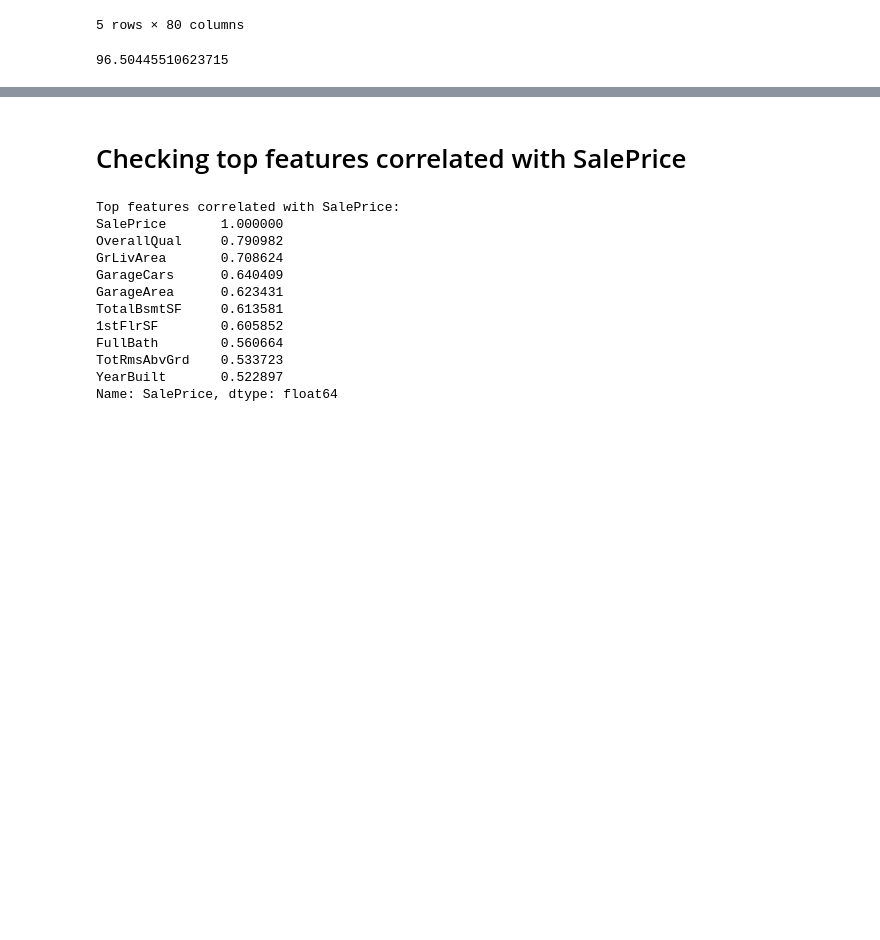
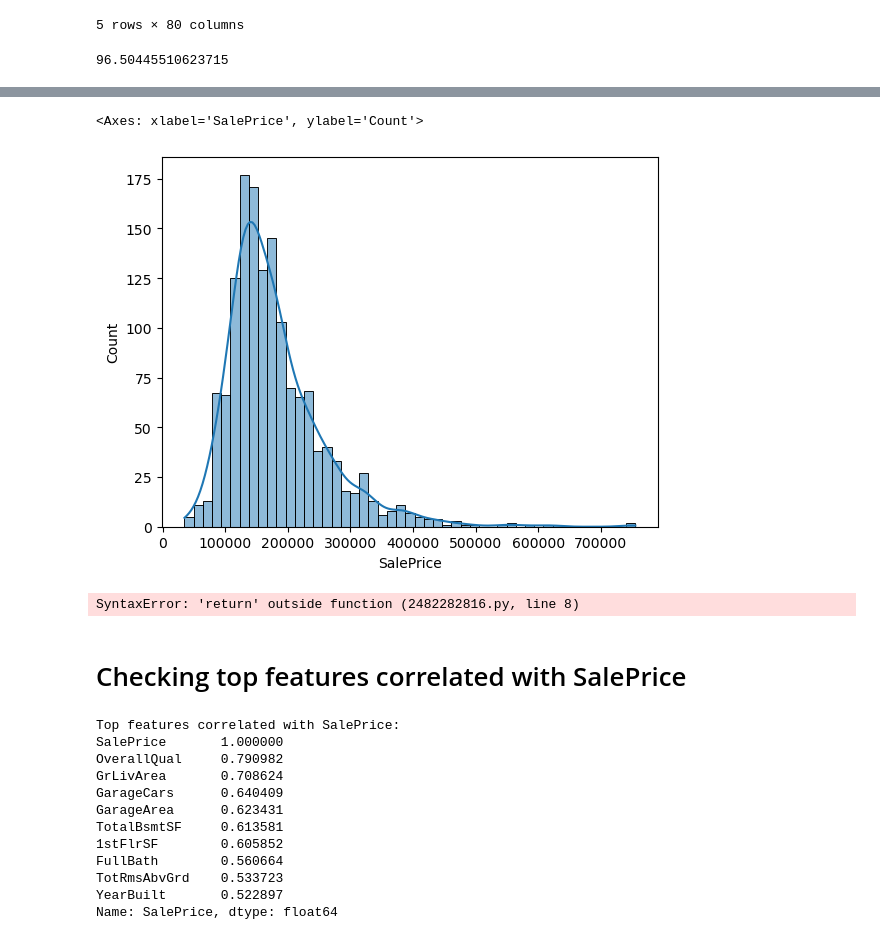
Before and after one commit to Angela-Mukulu-Mwanzia/Phase_3_House-Prices_Feature_engineering, a Jupyter notebook: Notebook/Angela.ipynb, the cells around one changed output, grey strips where cells are left out. Drawn from its saved outputs; the diff is of its cells as text; code cells hidden in the pictures; blank space fills up the shorter version.

```diff
--- a/Notebook/Angela.ipynb
+++ b/Notebook/Angela.ipynb
@@ -91,0 +73,11 @@ df_train_cl.isna()
+# %%
+# Calculate the percentage of null values per column
+null_percentage = (df_train.isnull().sum() / len(df_train)) * 100
+
+# Identify columns with more than 50% null values
+columns_to_drop = null_percentage[null_percentage > 50].index
+
+# Drop those columns from the DataFrame
+df_train_cl = df_train.drop(columns=columns_to_drop)
+
+(df_train_cl.isnull().sum() / len(df_train_cl) * 100).sort_values(ascending=False)
@@ -92,3 +142,19 @@ df_train_cl.isna()
+# %%
+sns.histplot(df_train_cl['SalePrice'], kde = True)
+# %% [output]
+<Axes: xlabel='SalePrice', ylabel='Count'>
+[figure, added]
+# %%
+# Replacing null values with the median
+for column in df_train_cl.columns:
+        if df_train_cl[column].dtype == 'object':  # Categorical columns
+            df_train_cl[column].fillna(df_train_cl[column].mode()[0], inplace=True)
+        else:  # Numerical columns
+            df_train_cl[column].fillna(df_train_cl[column].median(), inplace=True)
+
+    return df_train_cl
+# %% [output]
+SyntaxError: 'return' outside function (2482282816.py, line 8)
 # %% [markdown]
 # Checking top features correlated with SalePrice
 # %%
```
Also changed, not shown: parts of 9 cells of this notebook.
